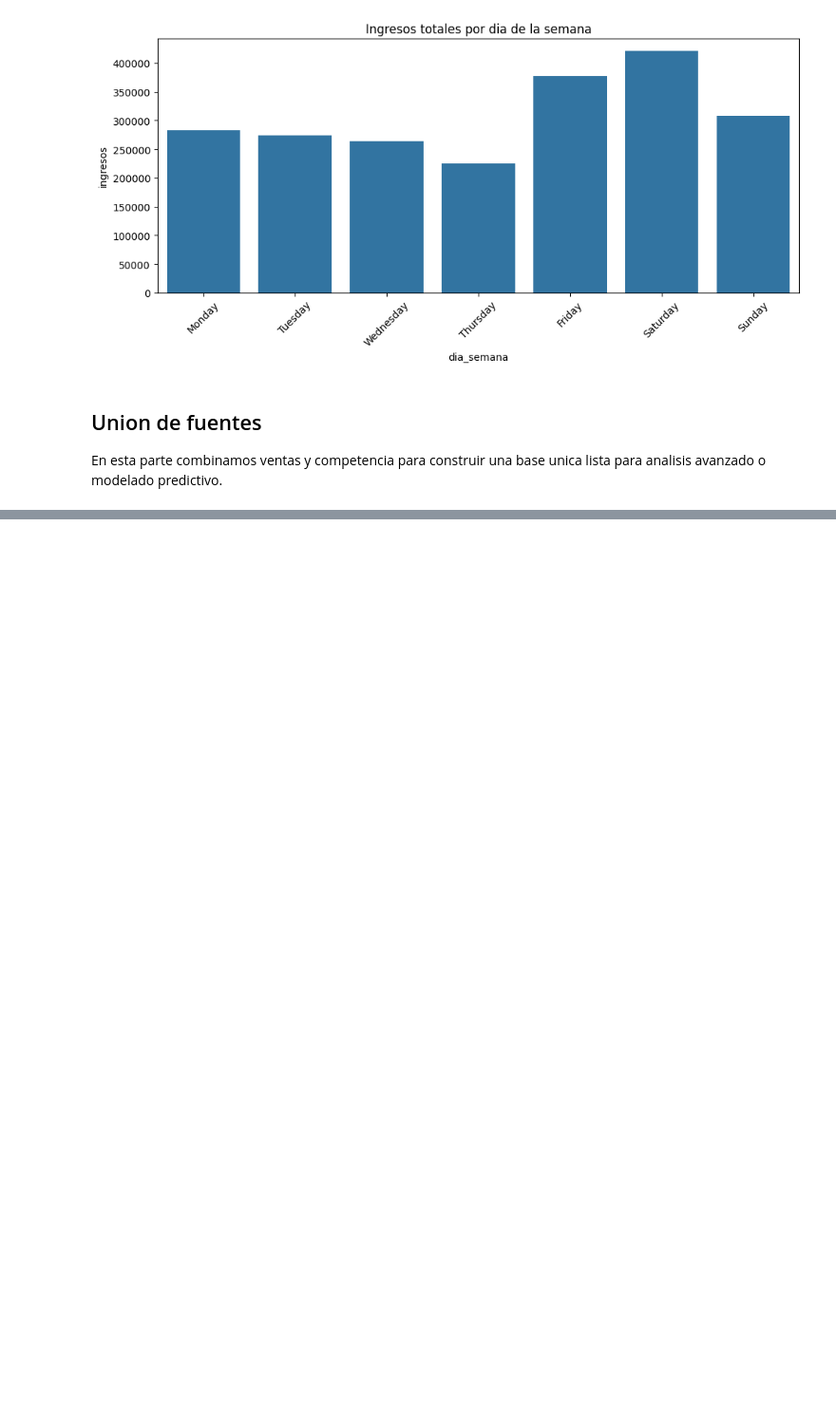
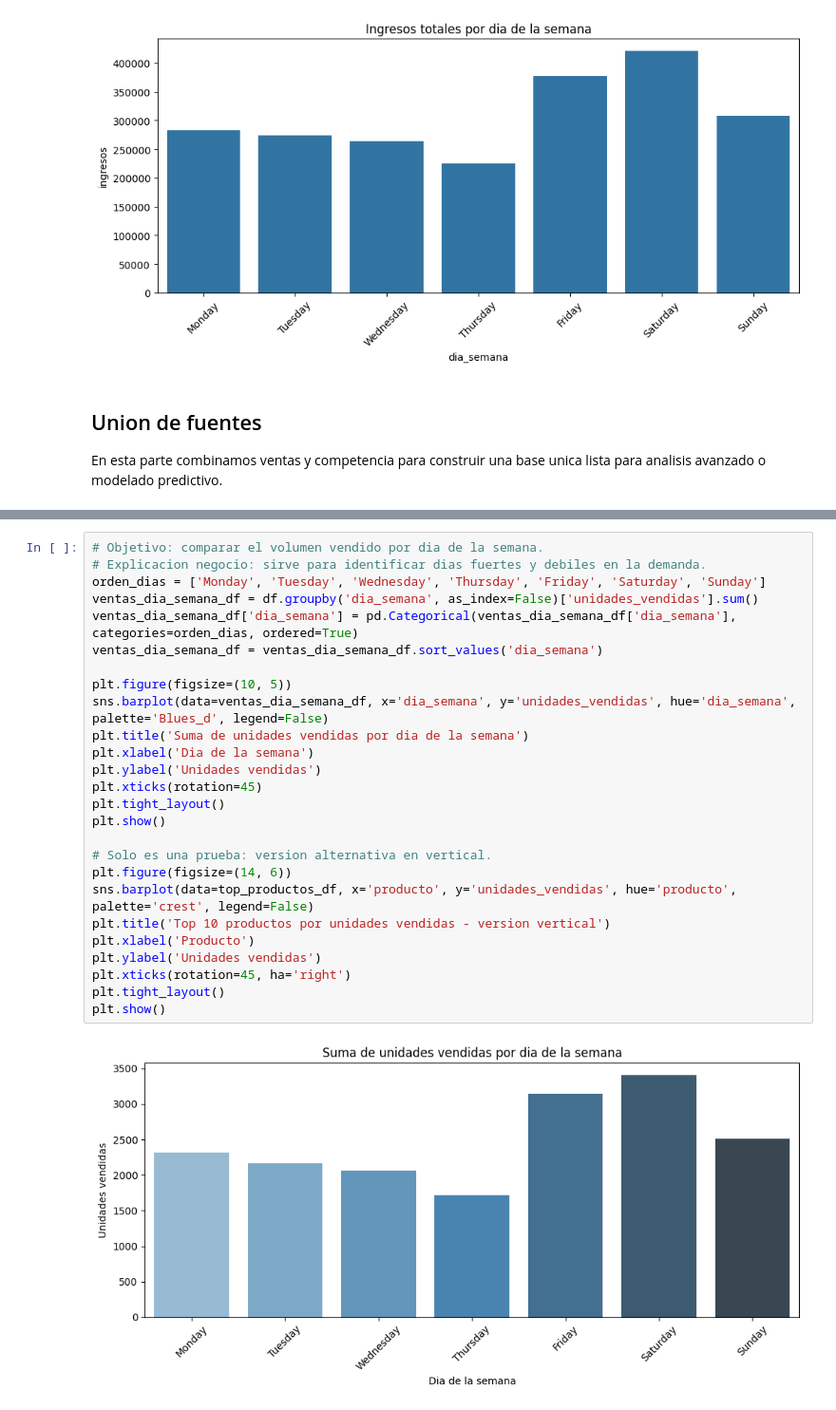
Before and after one commit to edgareem/forecastingVentas, a Jupyter notebook: notebooks/entrenamiento.ipynb, the cells around one changed output, grey strips where cells are left out. Shown at 95% size. Drawn from its saved outputs; the diff is of its cells as text; blank space fills up the shorter version.

```diff
--- a/notebooks/entrenamiento.ipynb
+++ b/notebooks/entrenamiento.ipynb
@@ -424,0 +511,28 @@ Columnas de df:
+# %%
+# Objetivo: comparar el volumen vendido por dia de la semana.
+# Explicacion negocio: sirve para identificar dias fuertes y debiles en la demanda.
+orden_dias = ['Monday', 'Tuesday', 'Wednesday', 'Thursday', 'Friday', 'Saturday', 'Sunday']
+ventas_dia_semana_df = df.groupby('dia_semana', as_index=False)['unidades_vendidas'].sum()
+ventas_dia_semana_df['dia_semana'] = pd.Categorical(ventas_dia_semana_df['dia_semana'], categories=orden_dias, ordered=True)
+ventas_dia_semana_df = ventas_dia_semana_df.sort_values('dia_semana')
+
+plt.figure(figsize=(10, 5))
+sns.barplot(data=ventas_dia_semana_df, x='dia_semana', y='unidades_vendidas', hue='dia_semana', palette='Blues_d', legend=False)
+plt.title('Suma de unidades vendidas por dia de la semana')
+plt.xlabel('Dia de la semana')
+plt.ylabel('Unidades vendidas')
+plt.xticks(rotation=45)
+plt.tight_layout()
+plt.show()
+
+# Solo es una prueba: version alternativa en vertical.
+plt.figure(figsize=(14, 6))
+sns.barplot(data=top_productos_df, x='producto', y='unidades_vendidas', hue='producto', palette='crest', legend=False)
+plt.title('Top 10 productos por unidades vendidas - version vertical')
+plt.xlabel('Producto')
+plt.ylabel('Unidades vendidas')
+plt.xticks(rotation=45, ha='right')
+plt.tight_layout()
+plt.show()
+# %% [output]
+[figure, added]
```
Also changed, not shown: parts of 9 cells of this notebook.
